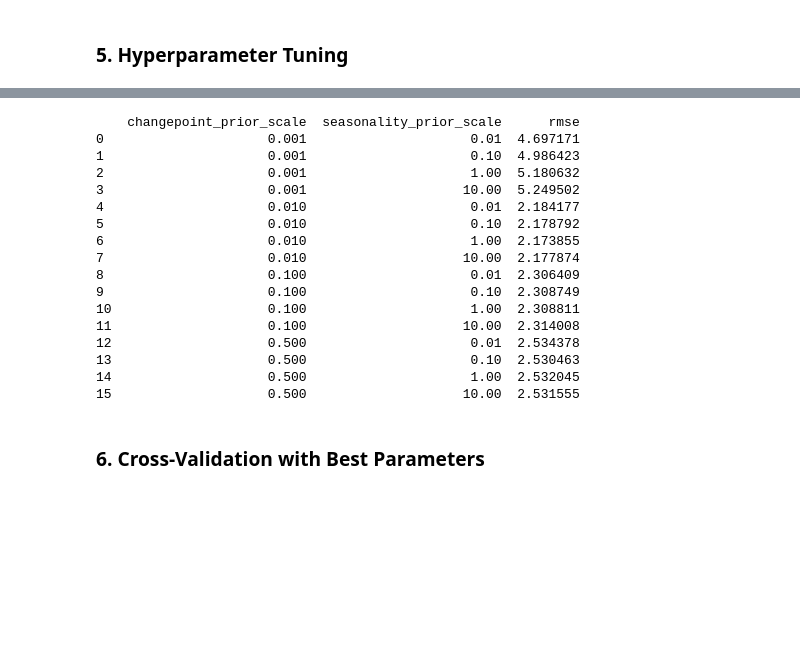
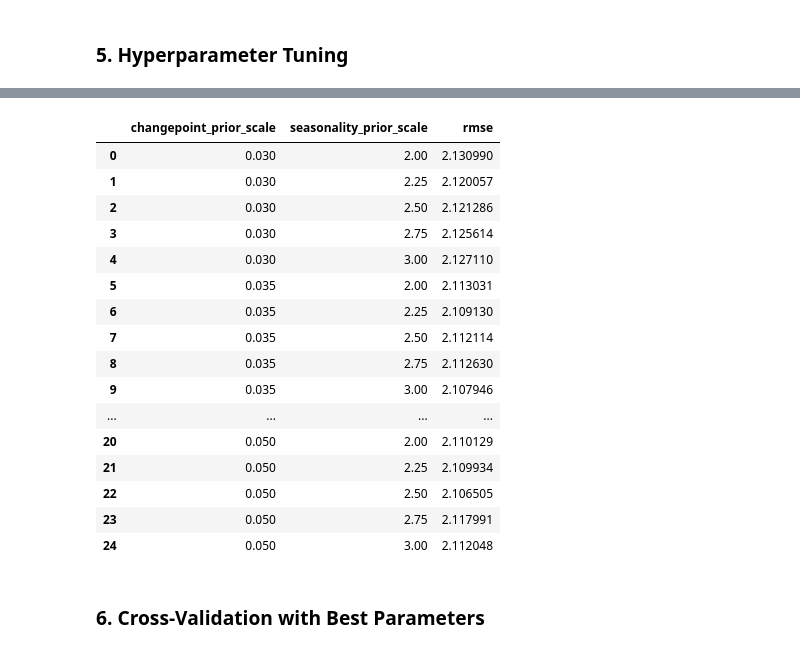
Before and after one commit to kahbelank/Investment-Chatbot, a Jupyter notebook: Machine Learning/test_FBProphet_2Yr.ipynb, the cells around one changed output, grey strips where cells are left out. Saved outputs shown, nothing was run; the diff lists cells and outputs as text; code cells hidden in the pictures; blank space fills up the shorter version.

```diff
--- a/Machine Learning/test_FBProphet_2Yr.ipynb
+++ b/Machine Learning/test_FBProphet_2Yr.ipynb
@@ -157,23 +157,24 @@ Name: 6, dtype: float64
-# %%
-print(tuning_results)
-# %% [output]
-    changepoint_prior_scale  seasonality_prior_scale      rmse
-0                     0.001                     0.01  4.697171
-1                     0.001                     0.10  4.986423
-2                     0.001                     1.00  5.180632
-3                     0.001                    10.00  5.249502
-4                     0.010                     0.01  2.184177
-5                     0.010                     0.10  2.178792
-6                     0.010                     1.00  2.173855
-7                     0.010                    10.00  2.177874
-8                     0.100                     0.01  2.306409
-9                     0.100                     0.10  2.308749
-10                    0.100                     1.00  2.308811
-11                    0.100                    10.00  2.314008
-12                    0.500                     0.01  2.534378
-13                    0.500                     0.10  2.530463
-14                    0.500                     1.00  2.532045
-15                    0.500                    10.00  2.531555
+# %%
+display(tuning_results)
+tuning_results.to_csv('prophet_tuning_results_4.csv', index=False)
+# %% [output]
+|  | changepoint_prior_scale | seasonality_prior_scale | rmse |
+| 0 | 0.030 | 2.00 | 2.130990 |
+| 1 | 0.030 | 2.25 | 2.120057 |
+| 2 | 0.030 | 2.50 | 2.121286 |
+| 3 | 0.030 | 2.75 | 2.125614 |
+| 4 | 0.030 | 3.00 | 2.127110 |
+| 5 | 0.035 | 2.00 | 2.113031 |
+| 6 | 0.035 | 2.25 | 2.109130 |
+| 7 | 0.035 | 2.50 | 2.112114 |
+| 8 | 0.035 | 2.75 | 2.112630 |
+| 9 | 0.035 | 3.00 | 2.107946 |
+| ... | ... | ... | ... |
+| 20 | 0.050 | 2.00 | 2.110129 |
+| 21 | 0.050 | 2.25 | 2.109934 |
+| 22 | 0.050 | 2.50 | 2.106505 |
+| 23 | 0.050 | 2.75 | 2.117991 |
+| 24 | 0.050 | 3.00 | 2.112048 |
 # %% [markdown]
 ### 6. Cross-Validation with Best Parameters
 # %%
```
Also changed, not shown: parts of 6 cells of this notebook, 4 other files.
